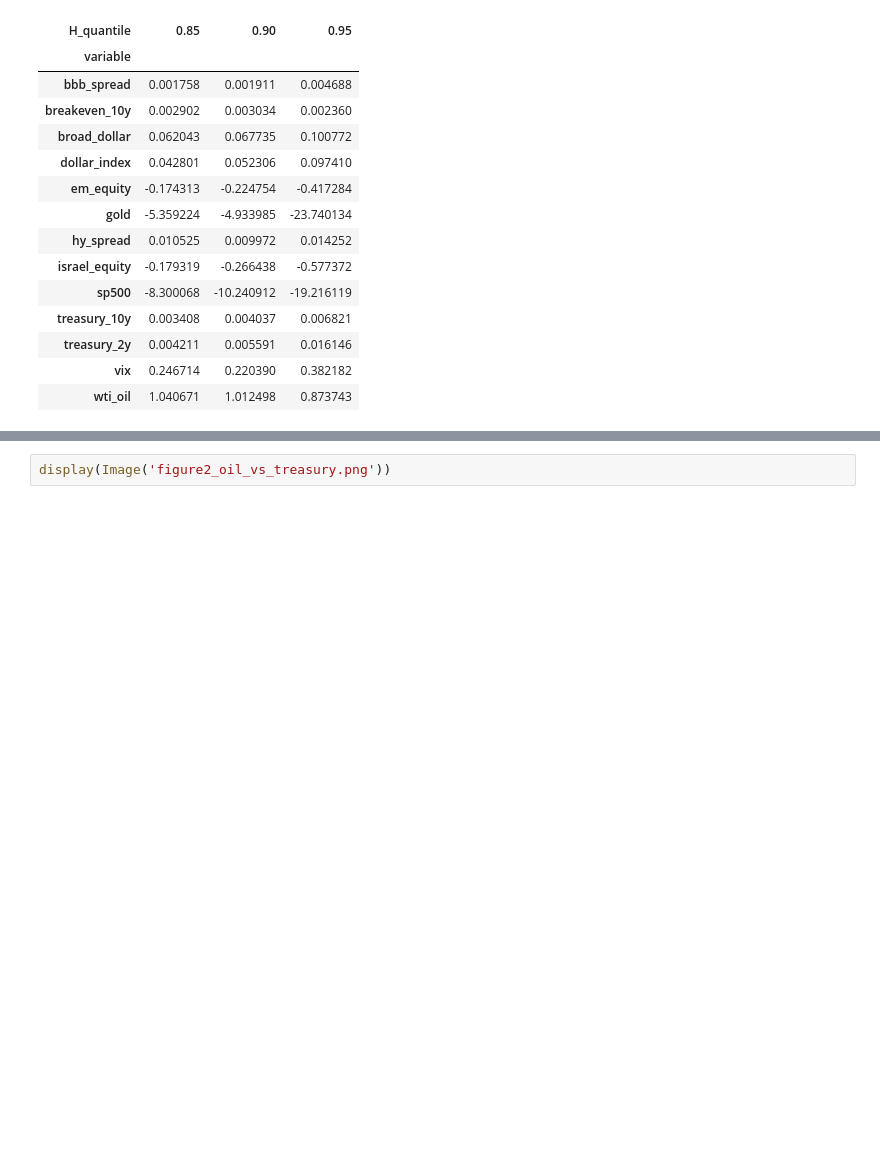
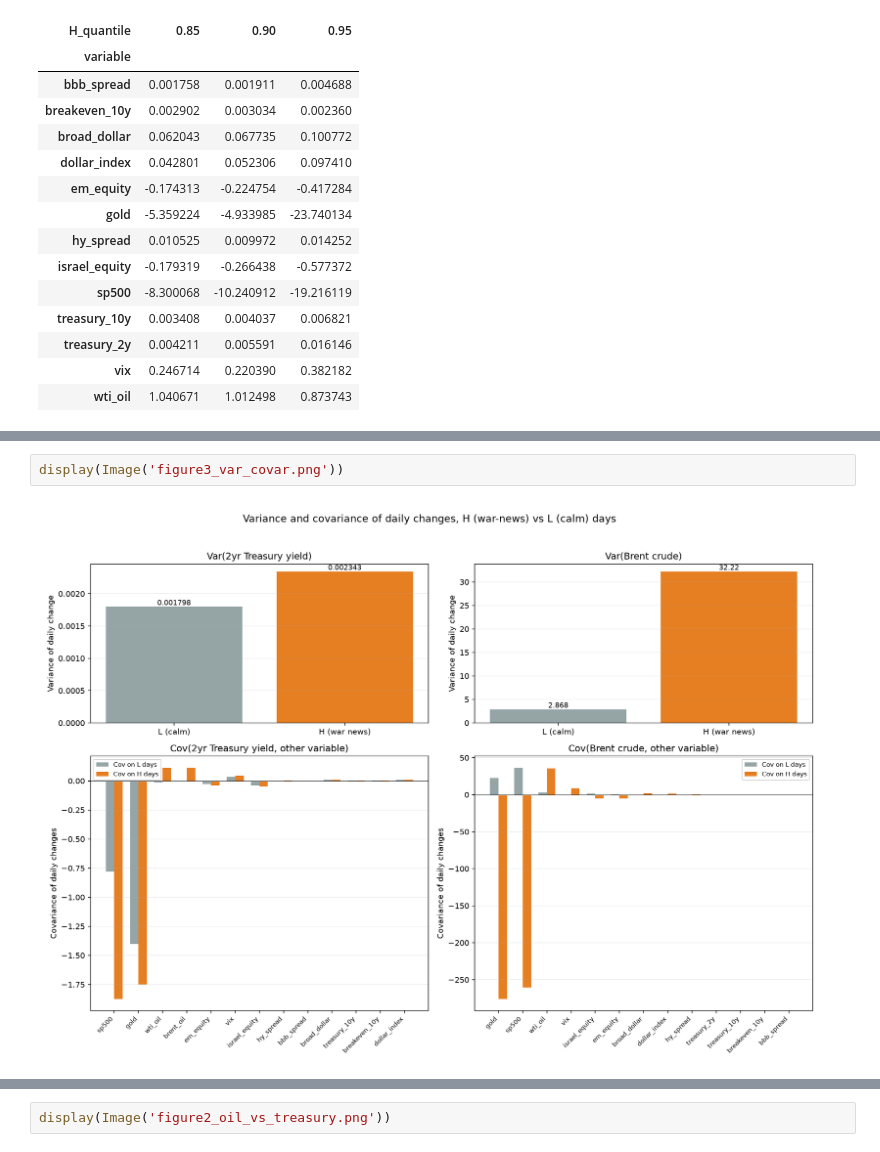
Before and after one commit to Aditya-Gupta26/FRE-GY_7871A_Assignment_3, a Jupyter notebook: notebooks/analysis.ipynb, the cells around one changed output, grey strips where cells are left out. Cells and saved outputs as stored; diff of their text form; blank space fills up the shorter version.

```diff
--- a/notebooks/analysis.ipynb
+++ b/notebooks/analysis.ipynb
@@ -278,0 +375,4 @@ for nv in NORMALIZING_VARIABLES_TO_RUN:
+# %%
+display(Image('figure3_var_covar.png'))
+# %% [output]
+[figure, added]
```
Also changed, not shown: parts of 30 cells of this notebook, 26 other files.
